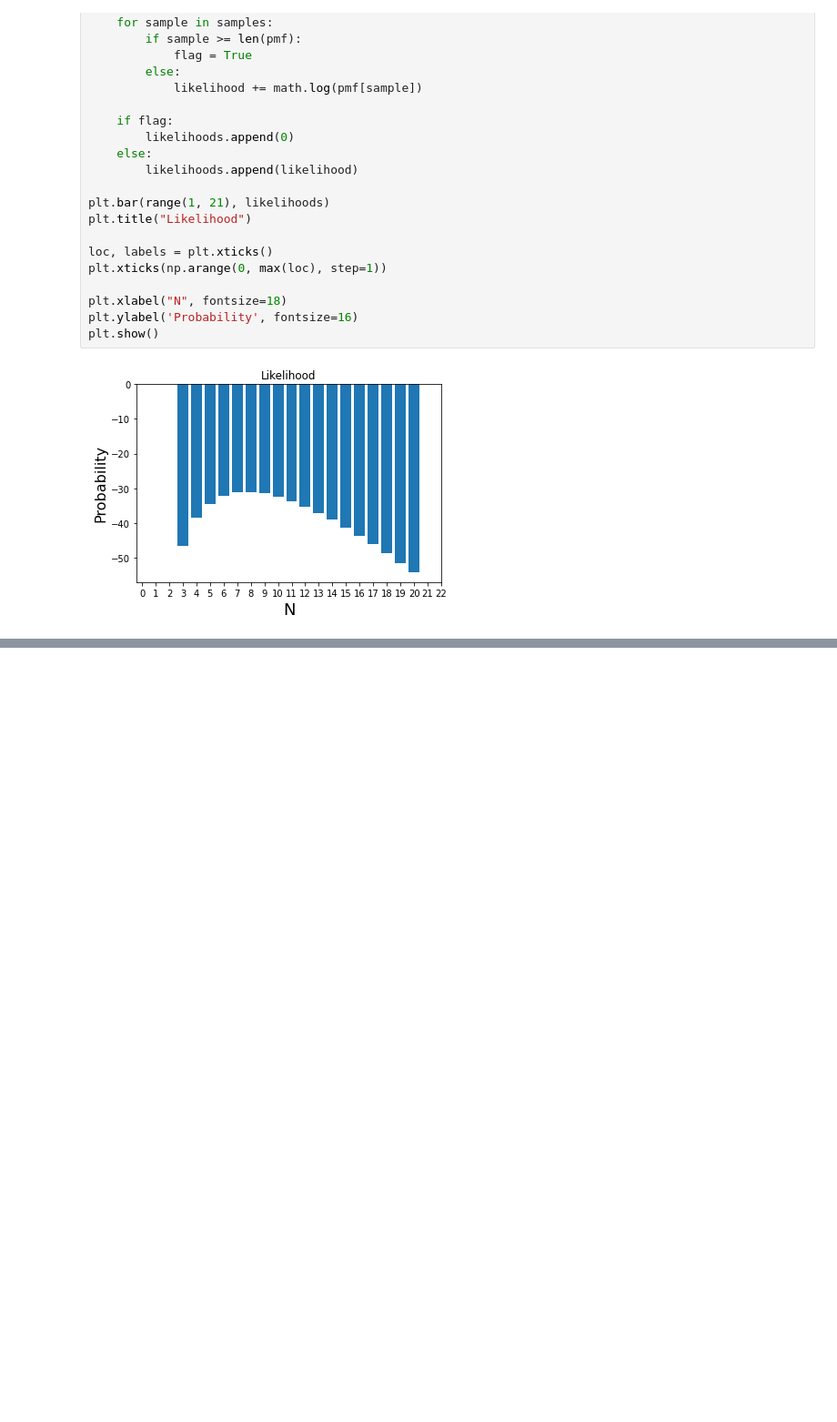
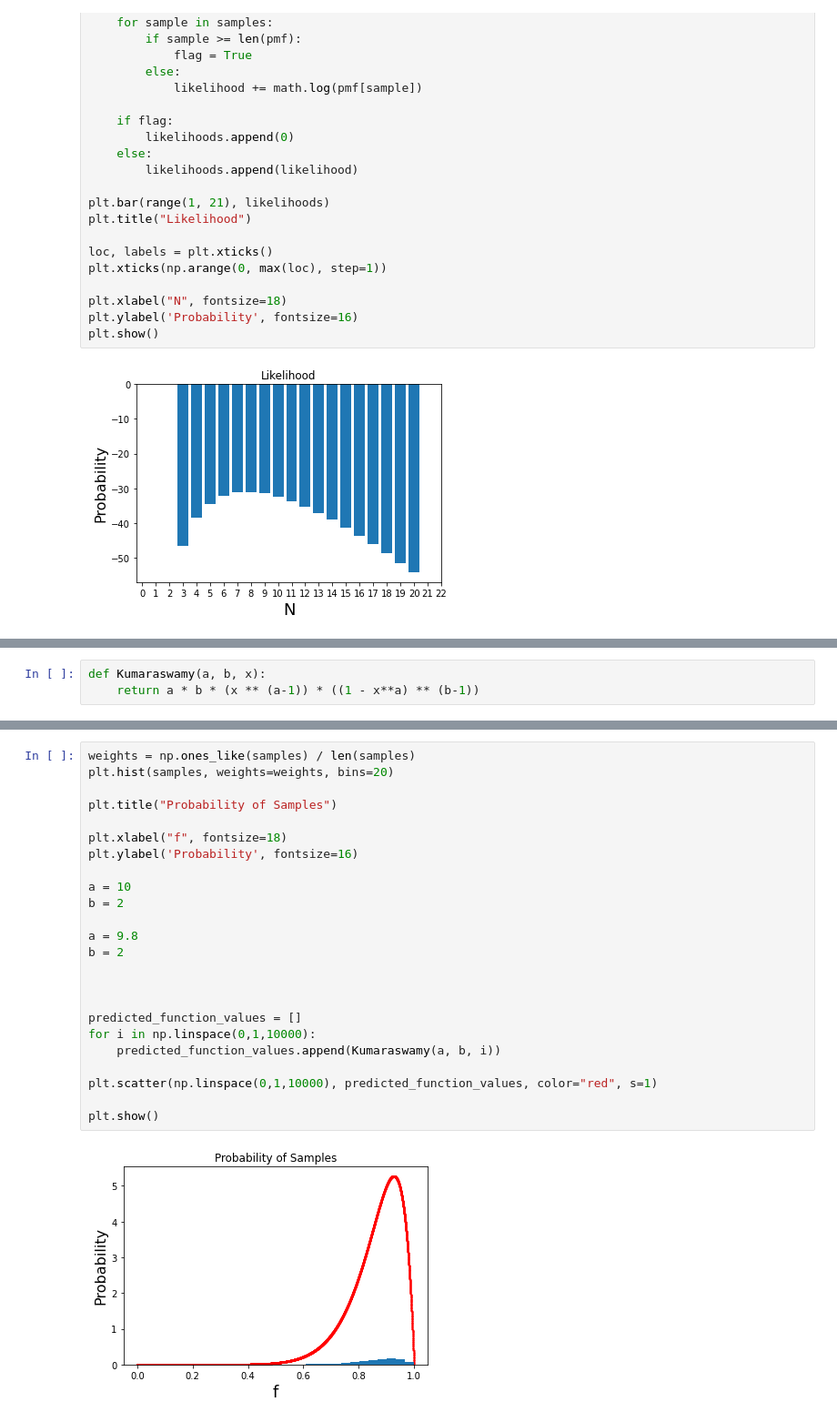
Before and after one commit to AUT-Student/SPR-HW2, a Jupyter notebook: P4/P4.ipynb, the cells around one changed output, grey strips where cells are left out. Shown: that part at 91% size. Cells and saved outputs as stored; diff of their text form; blank space fills up the shorter version.

```diff
--- a/P4/P4.ipynb
+++ b/P4/P4.ipynb
@@ -145,0 +174,3 @@ plt.show()
+# %%
+def Kumaraswamy(a, b, x):
+    return a * b * (x ** (a-1)) * ((1 - x**a) ** (b-1))
@@ -145,0 +267,26 @@ plt.show()
+# %%
+weights = np.ones_like(samples) / len(samples)
+plt.hist(samples, weights=weights, bins=20)
+
+plt.title("Probability of Samples")
+
+plt.xlabel("f", fontsize=18)
+plt.ylabel('Probability', fontsize=16)
+
+a = 10
+b = 2
+
+a = 9.8
+b = 2
+
+
+
+predicted_function_values = []
+for i in np.linspace(0,1,10000):
+    predicted_function_values.append(Kumaraswamy(a, b, i))
+
+plt.scatter(np.linspace(0,1,10000), predicted_function_values, color="red", s=1)
+
+plt.show()
+# %% [output]
+[figure, added]
```
Also changed, not shown: parts of 20 cells of this notebook.
